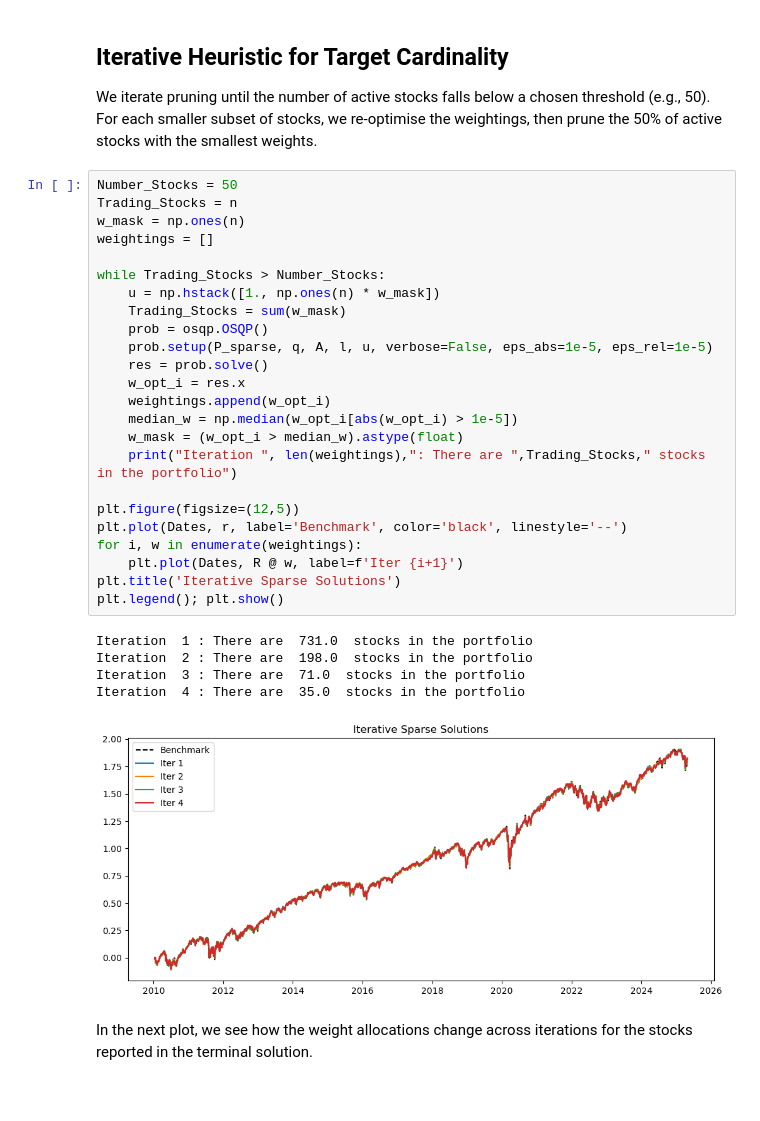
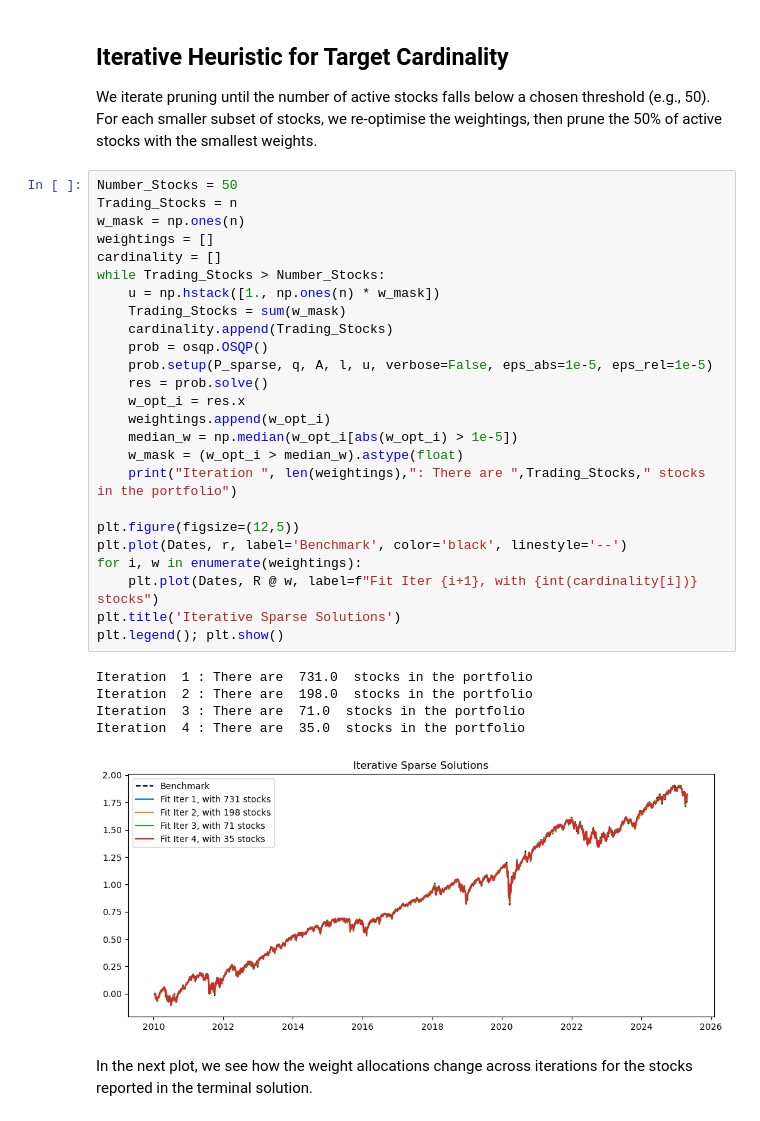
Before and after one commit to FZK98/Sep2025_QF_MiniProject, a Jupyter notebook: in_sample_portfolio_tracking.ipynb, the cells around one changed output. Drawn from its saved outputs; the diff is of its cells as text.

```diff
--- a/in_sample_portfolio_tracking.ipynb
+++ b/in_sample_portfolio_tracking.ipynb
@@ -129,33 +143,34 @@ We iterate pruning until the number of active stocks falls below a chosen thresh
 # %%
 Number_Stocks = 50
 Trading_Stocks = n
 w_mask = np.ones(n)
 weightings = []
-
+cardinality = []
 while Trading_Stocks > Number_Stocks:
     u = np.hstack([1., np.ones(n) * w_mask])
     Trading_Stocks = sum(w_mask)
+    cardinality.append(Trading_Stocks)
     prob = osqp.OSQP()
     prob.setup(P_sparse, q, A, l, u, verbose=False, eps_abs=1e-5, eps_rel=1e-5)
     res = prob.solve()
     w_opt_i = res.x
     weightings.append(w_opt_i)
     median_w = np.median(w_opt_i[abs(w_opt_i) > 1e-5])
     w_mask = (w_opt_i > median_w).astype(float)
     print("Iteration ", len(weightings),": There are ",Trading_Stocks," stocks in the portfolio")
 
 plt.figure(figsize=(12,5))
 plt.plot(Dates, r, label='Benchmark', color='black', linestyle='--')
 for i, w in enumerate(weightings):
-    plt.plot(Dates, R @ w, label=f'Iter {i+1}')
+    plt.plot(Dates, R @ w, label=f"Fit Iter {i+1}, with {int(cardinality[i])} stocks")
 plt.title('Iterative Sparse Solutions')
 plt.legend(); plt.show()
 # %% [output]
 Iteration  1 : There are  731.0  stocks in the portfolio
 Iteration  2 : There are  198.0  stocks in the portfolio
 Iteration  3 : There are  71.0  stocks in the portfolio
 Iteration  4 : There are  35.0  stocks in the portfolio
-[figure, old version]
+[figure, new version]
 # %% [markdown]
 In the next plot, we see how the weight allocations change across iterations for the stocks reported in the terminal solution.
 # %%
```
Also changed, not shown: parts of 7 cells of this notebook, 2 other files.
